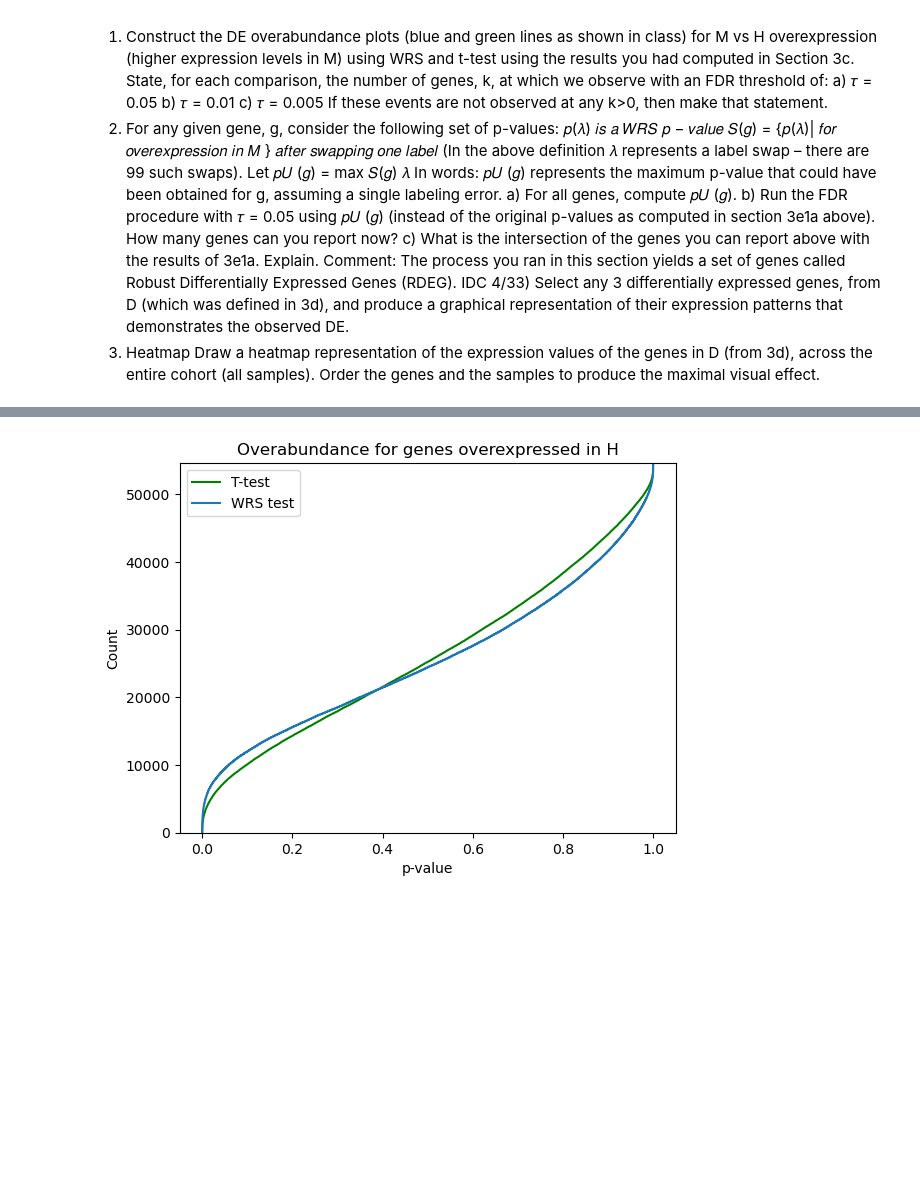
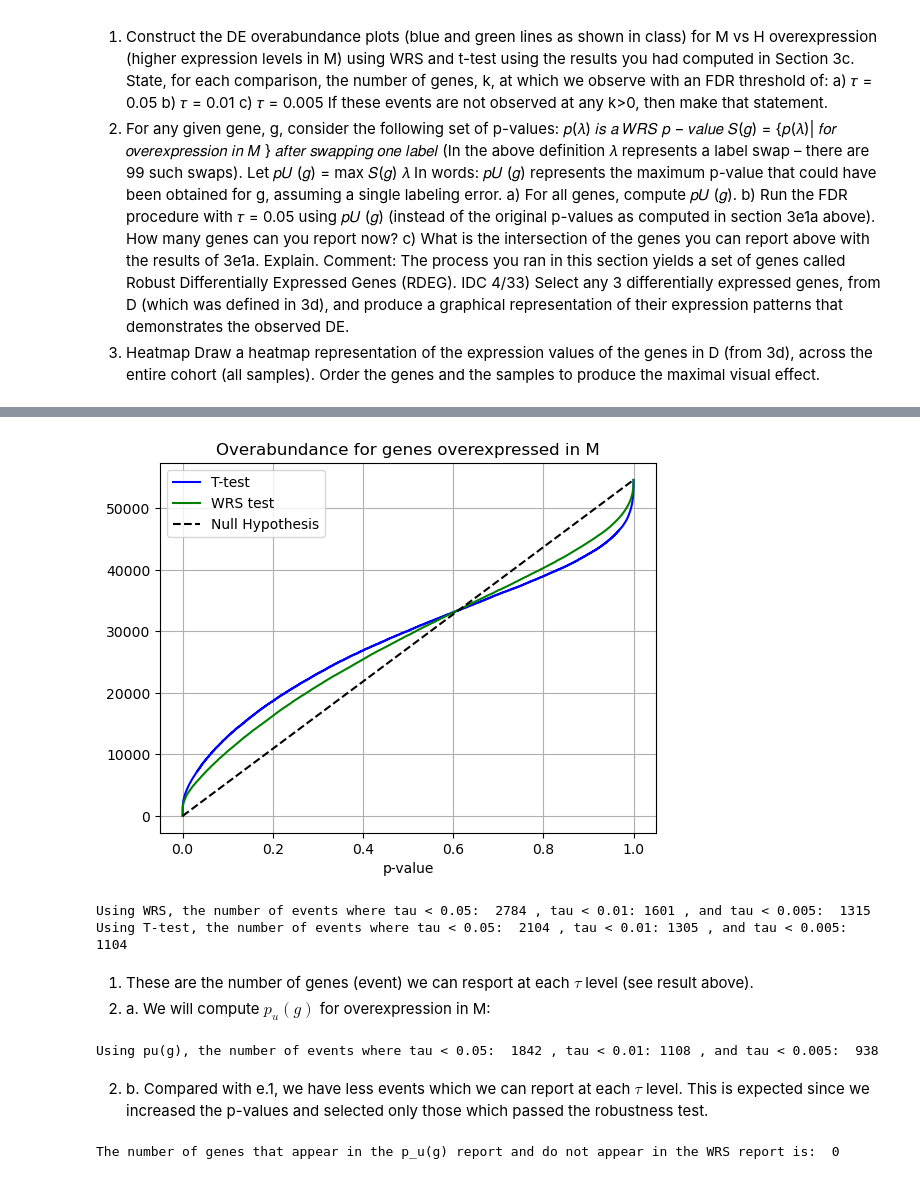
Before and after one commit to barboym/hw_statistics_runi, a Jupyter notebook: HW4.ipynb, the cells around one changed output, grey strips where cells are left out. Cells and saved outputs as stored; diff of their text form; code cells hidden in the pictures; blank space fills up the shorter version.

```diff
--- a/HW4.ipynb
+++ b/HW4.ipynb
@@ -361,8 +332,29 @@ xlabel('p-value');
-# %%
-sns.ecdfplot(T_H_greater_test, stat = 'count', color = 'g');
-sns.ecdfplot(U_H_greater_test, stat = 'count');
-legend(['T-test', 'WRS test']);
-title('Overabundance for genes overexpressed in H');
-xlabel('p-value');
-# %% [output]
-[figure, removed]
+# %%
+#calculate the FDR q-value for wrs
+WRS_k = len(U_M_greater_test)
+t_k = len(T_M_greater_test)
+
+#plot overabundance plot
+plt.plot(U_M_greater_test.sort_values(), np.arange(1, WRS_k+1), color = 'b')
+plt.plot(T_M_greater_test.sort_values(), np.arange(1, t_k+1), color = 'g')
+plt.plot([0, 1], [0, WRS_k], 'k--')
+plt.xlabel('p-value');
+plt.title('Overabundance for genes overexpressed in M');
+plt.legend(['T-test', 'WRS test', 'Null Hypothesis']);
+plt.grid()
+# %% [output]
+[figure, added]
+# %%
+#compute q-value
+WRS_qval = (U_M_greater_test.sort_values() * WRS_k) / np.arange(1, WRS_k+1)
+t_qval = (T_M_greater_test.sort_values() * t_k) / np.arange(1, t_k+1)
+
+#print number of events pass threshold
+print('Using WRS, the number of events where tau < 0.05: ',np.sum(WRS_qval <= 0.05), ', tau < 0.01:', np.sum(WRS_qval <= 0.01), ', and tau < 0.005: ',  np.sum(WRS_qval <= 0.005))
+print('Using T-test, the number of events where tau < 0.05: ',np.sum(t_qval <= 0.05), ', tau < 0.01:', np.sum(t_qval <= 0.01), ', and tau < 0.005: ',  np.sum(t_qval <= 0.005))
+# %% [output]
+Using WRS, the number of events where tau < 0.05:  2784 , tau < 0.01: 1601 , and tau < 0.005:  1315
+Using T-test, the number of events where tau < 0.05:  2104 , tau < 0.01: 1305 , and tau < 0.005:  1104
+# %% [markdown]
+1. These are the number of genes (event) we can resport at each $\tau$ level (see result above).
+2. a. We will compute $p_u(g)$ for overexpression in M:
@@ -368,0 +379,15 @@ xlabel('p-value');
+# %%
+#Compute FDR q-values
+pu_g = pd.Series(data = pu_g, index = gene)
+pu_g_qval = (pu_g.sort_values() * WRS_k) / np.arange(1, WRS_k+1)
+print('Using pu(g), the number of events where tau < 0.05: ',np.sum(pu_g_qval <= 0.05), ', tau < 0.01:', np.sum(pu_g_qval <= 0.01), ', and tau < 0.005: ',  np.sum(pu_g_qval <= 0.005))
+# %% [output]
+Using pu(g), the number of events where tau < 0.05:  1842 , tau < 0.01: 1108 , and tau < 0.005:  938
+# %% [markdown]
+2. b. Compared with e.1, we have less events which we can report at each $\tau$ level. This is expected since we increased the p-values and selected only those which passed the robustness test.
+# %%
+#(pu_g_qval[pu_g_qval <= 0.05]).index
+pu_wrs_diff_idx = (pu_g_qval[pu_g_qval <= 0.05]).index.isin(WRS_qval[WRS_qval <= 0.05].index)
+print('The number of genes that appear in the p_u(g) report and do not appear in the WRS report is: ', np.size(pu_wrs_diff_idx) - np.count_nonzero(pu_wrs_diff_idx))
+# %% [output]
+The number of genes that appear in the p_u(g) report and do not appear in the WRS report is:  0
```
Also changed, not shown: parts of 16 cells of this notebook.
